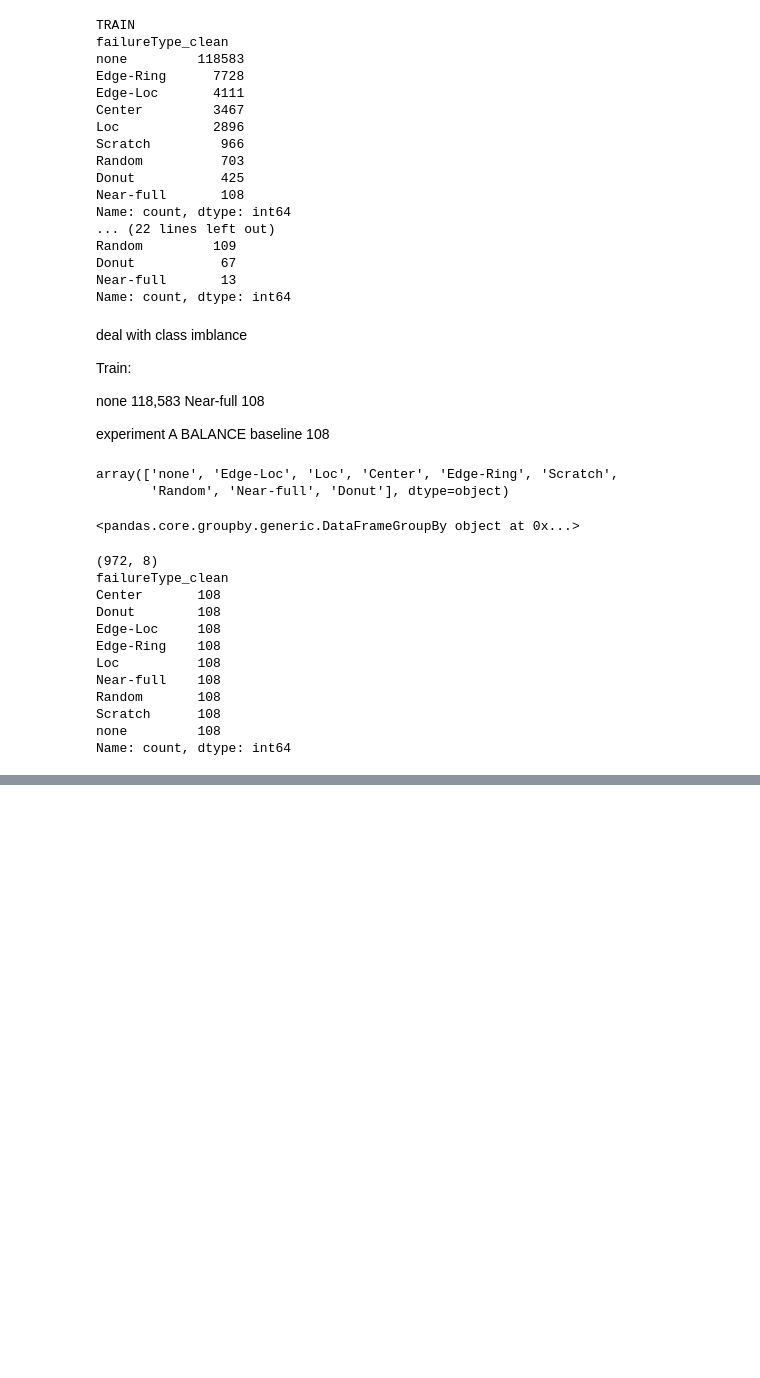
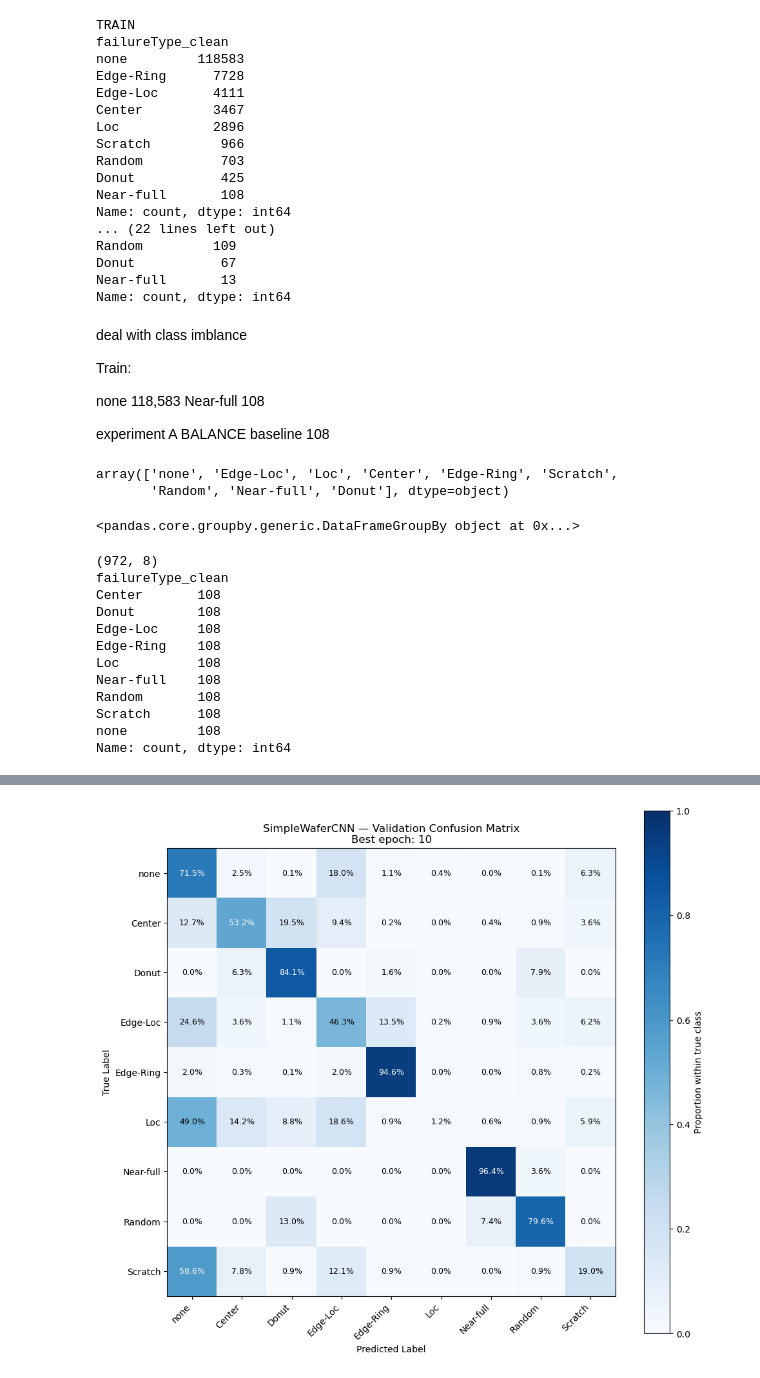
Before and after one commit to Chen-Connie/wm811k-wafer-classification, a Jupyter notebook: wm811k_exploration.ipynb, the cells around one changed output, grey strips where cells are left out. Cells and saved outputs as stored; diff of their text form; code cells hidden in the pictures; blank space fills up the shorter version.

Commit message:
Update CNN baseline, experiment results, and README

```diff
--- a/wm811k_exploration.ipynb
+++ b/wm811k_exploration.ipynb
@@ -550,0 +1015,68 @@ Name: count, dtype: int64
+# %%
+import numpy as np
+import matplotlib.pyplot as plt
+from pathlib import Path
+
+# Normalize each row by the number of samples in its true class
+row_totals = cm.sum(axis=1, keepdims=True)
+
+cm_normalized = np.divide(
+    cm,
+    row_totals,
+    out=np.zeros_like(cm, dtype=float),
+    where=row_totals != 0,
+)
+
+fig, ax = plt.subplots(figsize=(10, 9))
+
+# Use the same color scale for every experiment
+heatmap = ax.imshow(
+    cm_normalized,
+    cmap="Blues",
+    vmin=0,
+    vmax=1,
+)
+
+positions = np.arange(len(class_names))
+ax.set_xticks(positions)
+ax.set_yticks(positions)
+ax.set_xticklabels(class_names, rotation=45, ha="right")
+ax.set_yticklabels(class_names)
+
+ax.set_xlabel("Predicted Label")
+ax.set_ylabel("True Label")
+ax.set_title(
+    f"SimpleWaferCNN — Validation Confusion Matrix\n"
+    f"Best epoch: {best_epoch}"
+)
+
+# Annotate each cell with its row-normalized percentage
+for row in positions:
+    for col in positions:
+        value = cm_normalized[row, col]
+        ax.text(
+            col,
+            row,
+            f"{value:.1%}",
+            ha="center",
+            va="center",
+            color="white" if value > 0.5 else "black",
+            fontsize=9,
+        )
+
+fig.colorbar(heatmap, ax=ax, label="Proportion within true class")
+fig.tight_layout()
+
+# Save the figure before displaying it
+output_dir = Path("results")
+output_dir.mkdir(exist_ok=True)
+
+fig.savefig(
+    output_dir / f"validation_confusion_matrix_epoch_{best_epoch}.png",
+    dpi=300,
+    bbox_inches="tight",
+)
+
+plt.show()
+# %% [output]
+[figure, added]
```
Also changed, not shown: parts of 16 cells of this notebook, 3 other files.
